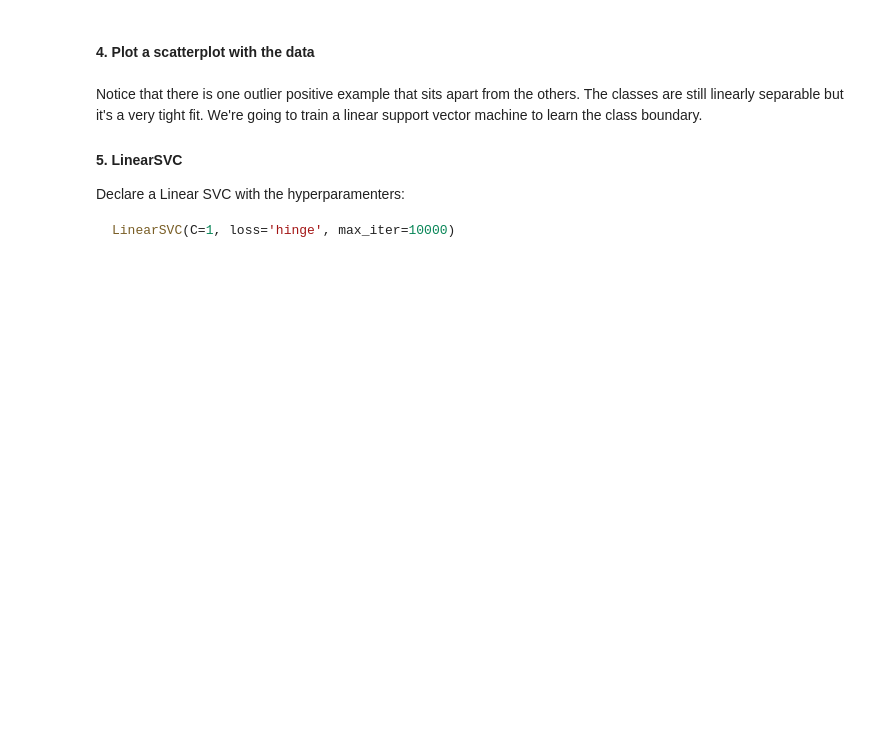
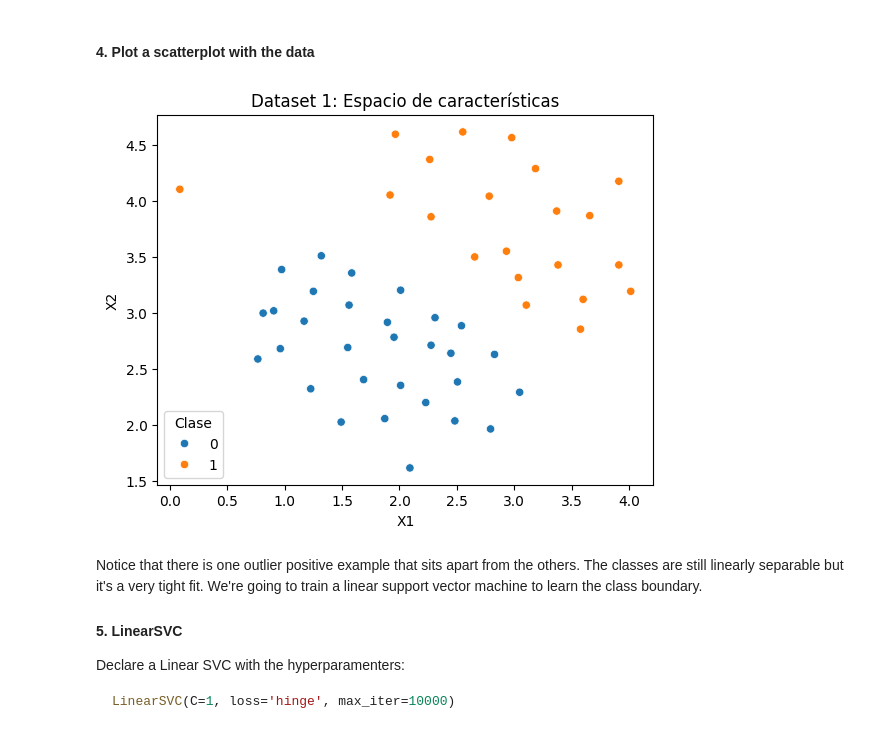
Before and after one commit to Varushet/Data_Science, a Jupyter notebook: 3-Machine_Learning/1-Supervisado/3-RegorClass/8-SVM/ejercicios/Ejercicios_SVM.ipynb, the cells around one changed output. Saved outputs shown, nothing was run; the diff lists cells and outputs as text; code cells hidden in the pictures; blank space fills up the shorter version.

```diff
--- a/3-Machine_Learning/1-Supervisado/3-RegorClass/8-SVM/ejercicios/Ejercicios_SVM.ipynb
+++ b/3-Machine_Learning/1-Supervisado/3-RegorClass/8-SVM/ejercicios/Ejercicios_SVM.ipynb
@@ -45,2 +24,7 @@ df
 # %% [markdown]
 #### 3. Create a DataFrame with the features and target
+# %%
+X = pd.DataFrame(mat_file['X'], columns=['X1', 'X2'])
+y = mat_file['y'].ravel()  # .ravel() convierte (n,1) a (n,)
+# %%
+X['y'] = y
@@ -47,5 +35,11 @@ df
 # %% [markdown]
 #### 4. Plot a scatterplot with the data
+# %%
+sns.scatterplot(data=X, x='X1', y='X2', hue='y')
+plt.title('Dataset 1: Espacio de características')
+plt.legend(title='Clase', loc='lower left');
+# %% [output]
+[figure, added]
 # %% [markdown]
 Notice that there is one outlier positive example that sits apart from the others.  The classes are still linearly separable but it's a very tight fit.  We're going to train a linear support vector machine to learn the class boundary.
 
```
Also changed, not shown: parts of 17 cells of this notebook.
